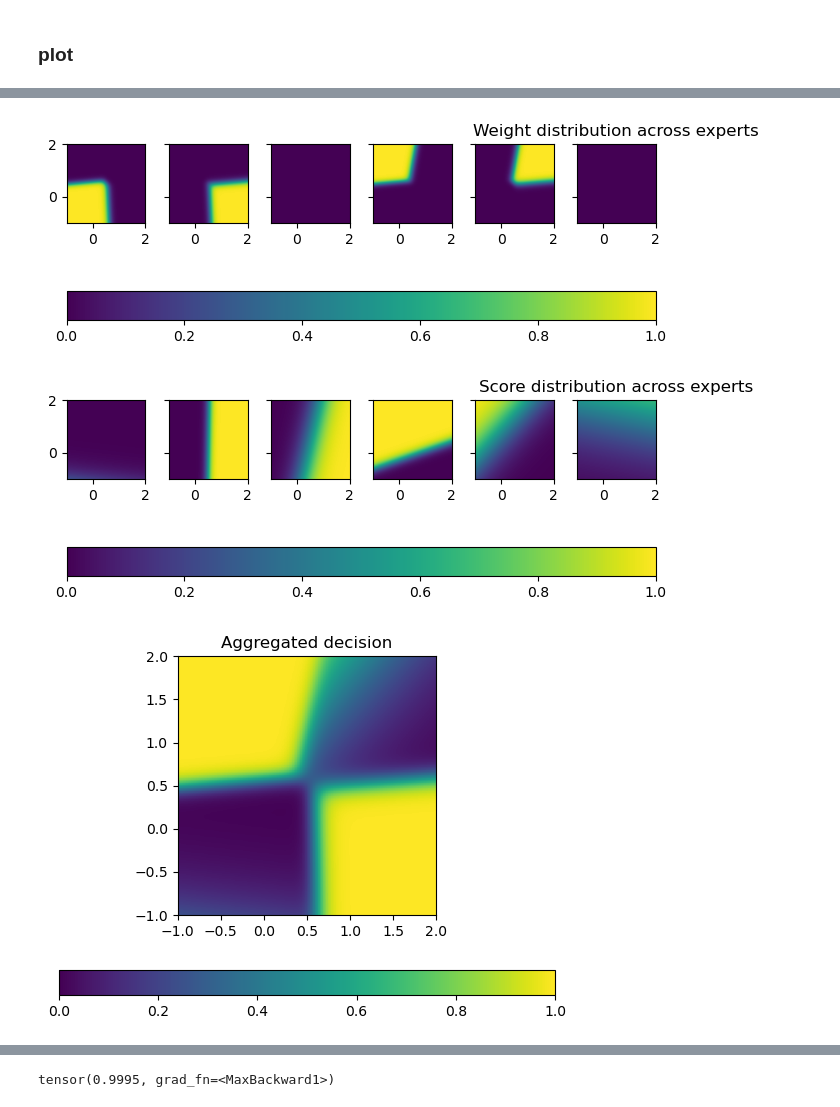
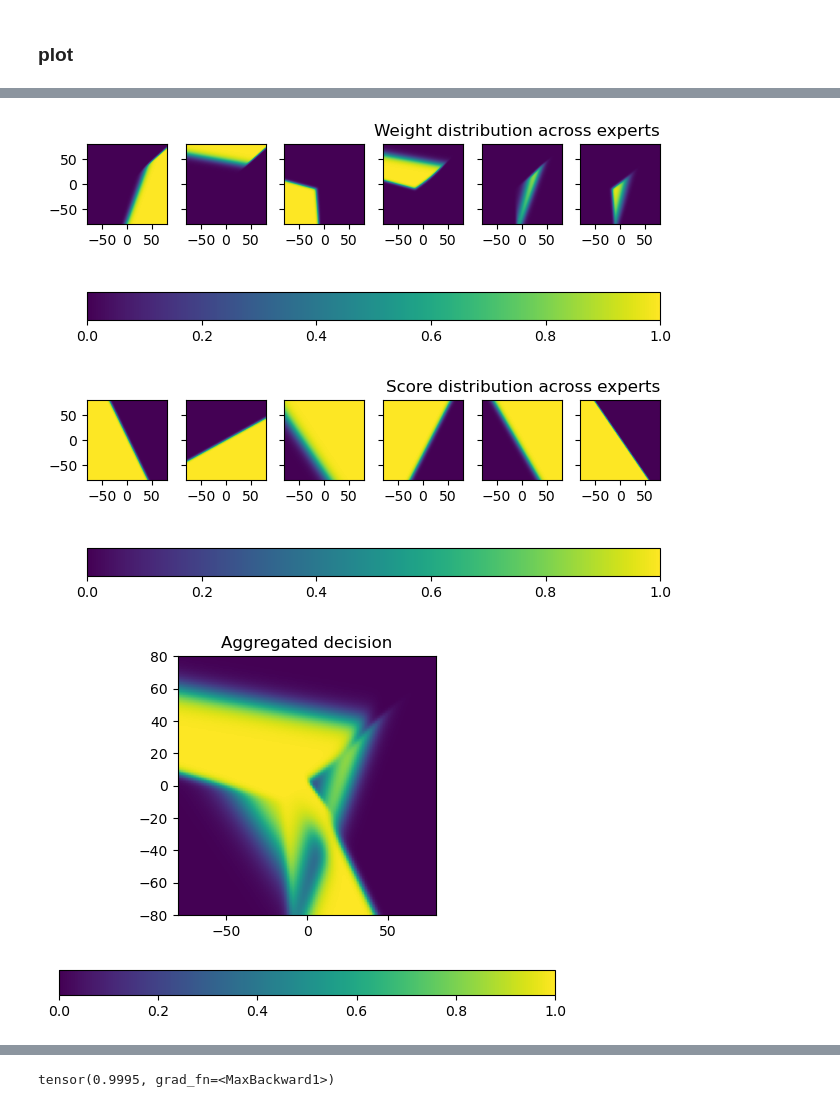
Before and after one commit to scotsun/clear-vae, a Jupyter notebook: simulation/cluster_models.ipynb, the cells around one changed output, grey strips where cells are left out. Saved outputs shown, nothing was run; the diff lists cells and outputs as text; code cells hidden in the pictures.

```diff
--- a/simulation/cluster_models.ipynb
+++ b/simulation/cluster_models.ipynb
@@ -30,12 +31,12 @@ class DummyDataset(Dataset):
 class MultiExpertModel(nn.Module):
     def __init__(self, input_dim, num_expert) -> None:
         super().__init__()
-        self.expert_weight = nn.Linear(in_features=input_dim, out_features=num_expert)
-        self.experts_scores = nn.Linear(in_features=input_dim, out_features=num_expert)
+        self.gate_mgr = nn.Linear(in_features=input_dim, out_features=num_expert)
+        self.experts = nn.Linear(in_features=input_dim, out_features=num_expert)
 
     def forward(self, x):
-        w = F.softmax(self.expert_weight(x), dim=1) # TODO: can add sparsity
-        expert_scores = F.sigmoid(self.experts_scores(x))
+        w = F.softmax(self.gate_mgr(x), dim=1) # TODO: can add sparsity
+        expert_scores = F.sigmoid(self.experts(x))
         # return F.sigmoid(torch.sum(w * expert_scores, dim=1))
         return torch.sum(w * expert_scores, dim=1)
 
@@ -61,12 +111,12 @@ tensor(0.2034)
 # %%
-model = MultiExpertModel(input_dim=train.data.shape[1] - 1, num_expert=6)
+model = MultiExpertModel(input_dim=2, num_expert=6)
 criterion = nn.BCELoss(reduction="sum")
 optimizer = torch.optim.Adam(model.parameters(), lr=5e-3)
-for epoch in range(301):
+for epoch in range(201):
     total_loss = 0.0
     total_sample = 0.0
-    disable = epoch % 50 != 0
-    with tqdm(train_dl, unit="batch", mininterval=0, disable=disable) as bar:
+    disable = epoch % 25 != 0
+    with tqdm(dl, unit="batch", mininterval=0, disable=disable) as bar:
         bar.set_description(f"Epoch {epoch}")
         for X_batch, y_batch in bar:
             optimizer.zero_grad()
@@ -181,6 +143,6 @@ plt.show()
 # %%
-visualize_expert_decisions(model, (-1, 2), 100)
+visualize_expert_decisions(model, (-80, 80), 100)
 # %% [output]
-[figure, old version]
+[figure, new version]
-[figure, old version]
+[figure, new version]
-[figure, old version]
+[figure, new version]
```
Also changed, not shown: parts of 16 cells of this notebook, 5 other files.
